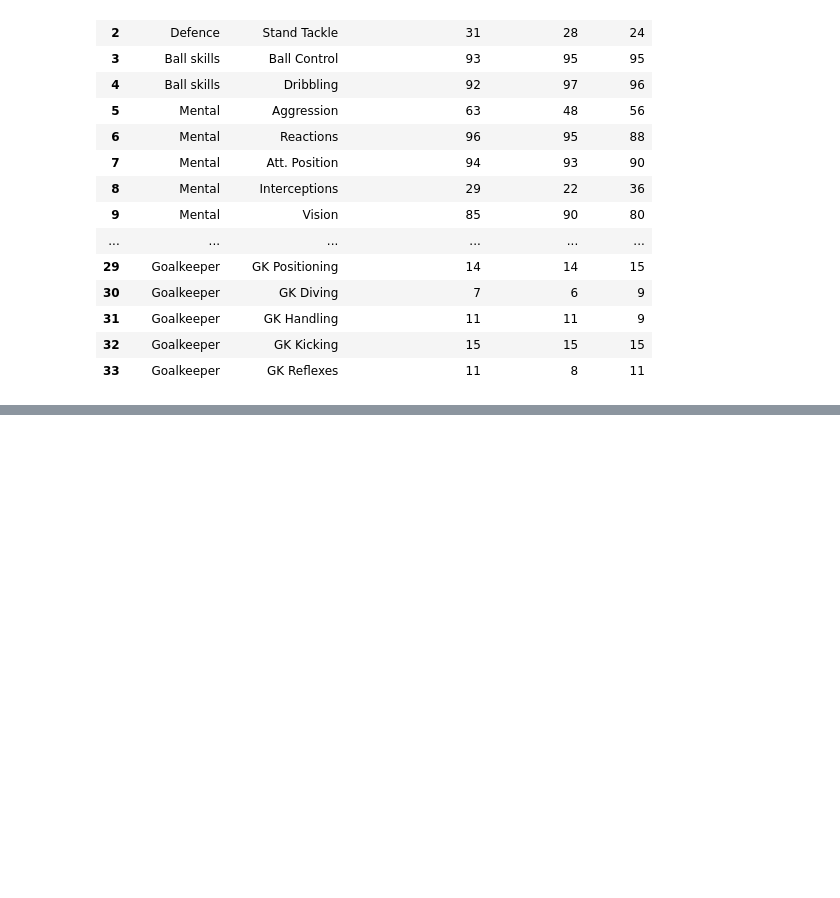
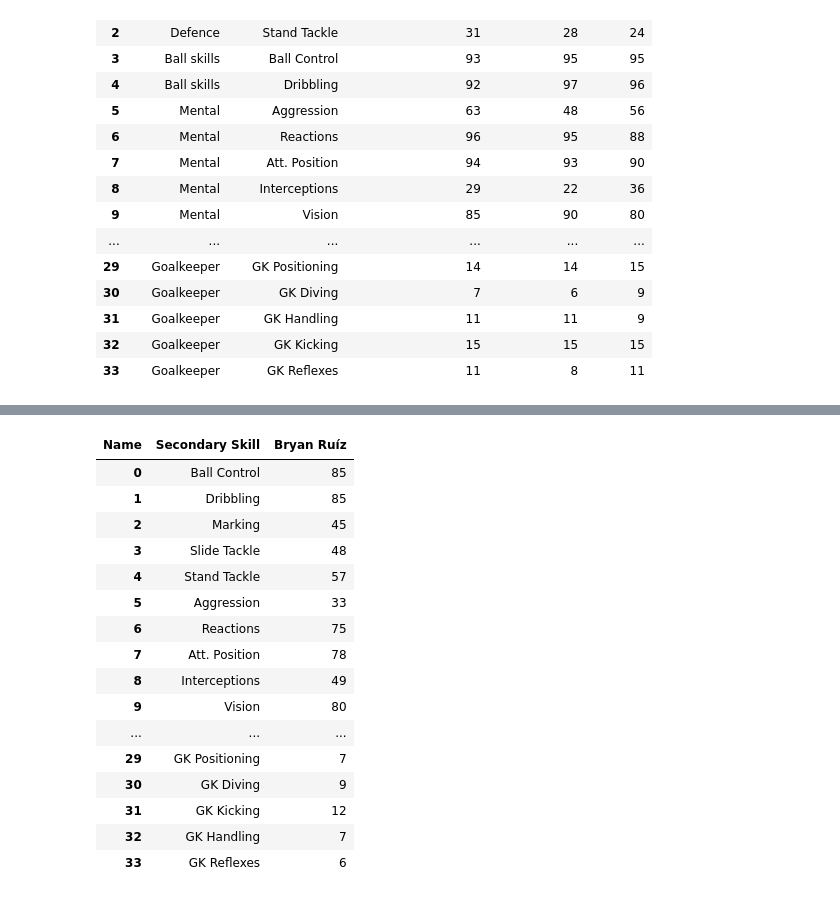
Before and after one commit to Boris94cr/Reconocimiento-de-Patrones, a Jupyter notebook: Inv-Corta-1/Inv-Corta-1.ipynb, the cells around one changed output, grey strips where cells are left out. Saved outputs shown, nothing was run; the diff lists cells and outputs as text; code cells hidden in the pictures; blank space fills up the shorter version.

```diff
--- a/Inv-Corta-1/Inv-Corta-1.ipynb
+++ b/Inv-Corta-1/Inv-Corta-1.ipynb
@@ -31,0 +110,39 @@ table
+# %%
+bryan_ruiz = full_data_set[full_data_set.Name == 'Bryan Ruíz'][['Name', 'Ball_Control', 'Dribbling', 'Marking',
+                                                               'Sliding_Tackle', 'Standing_Tackle', 'Aggression',
+                                                               'Reactions', 'Attacking_Position', 'Interceptions',
+                                                               'Vision', 'Composure', 'Crossing', 'Short_Pass',
+                                                               'Long_Pass', 'Acceleration', 'Speed','Stamina',
+                                                               'Strength', 'Balance', 'Agility', 'Jumping',
+                                                               'Heading', 'Shot_Power', 'Finishing', 'Long_Shots',
+                                                               'Curve','Freekick_Accuracy','Penalties', 'Volleys',
+                                                               'GK_Positioning', 'GK_Diving', 'GK_Kicking',
+                                                               'GK_Handling', 'GK_Reflexes']].set_index('Name')
+bryan_ruiz.rename(columns={'Sliding_Tackle':'Slide Tackle', 'Standing_Tackle':'Stand Tackle',
+                           'Ball_Control':'Ball Control', 'Attacking_Position':'Att. Position',
+                           'Short_Pass':'Short Pass', 'Long_Pass':'Long Pass', 'Shot_Power':'Shot Power',
+                           'Long_Shots':'Long Shots', 'Freekick_Accuracy':'FK Acc.', 'Speed':'Sprint Speed',
+                           'GK_Positioning':'GK Positioning', 'GK_Diving':'GK Diving', 'GK_Kicking':'GK Kicking',
+                           'GK_Handling':'GK Handling', 'GK_Reflexes':'GK Reflexes'},
+                  inplace=True)
+bryan_ruiz = bryan_ruiz.transpose().reset_index()
+bryan_ruiz.rename(columns={'index':'Secondary Skill'},inplace=True)
+bryan_ruiz
+# %% [output]
+| Name | Secondary Skill | Bryan Ruíz |
+| 0 | Ball Control | 85 |
+| 1 | Dribbling | 85 |
+| 2 | Marking | 45 |
+| 3 | Slide Tackle | 48 |
+| 4 | Stand Tackle | 57 |
+| 5 | Aggression | 33 |
+| 6 | Reactions | 75 |
+| 7 | Att. Position | 78 |
+| 8 | Interceptions | 49 |
+| 9 | Vision | 80 |
+| ... | ... | ... |
+| 29 | GK Positioning | 7 |
+| 30 | GK Diving | 9 |
+| 31 | GK Kicking | 12 |
+| 32 | GK Handling | 7 |
+| 33 | GK Reflexes | 6 |
```
Also changed, not shown: parts of 9 cells of this notebook, 1 other file.
